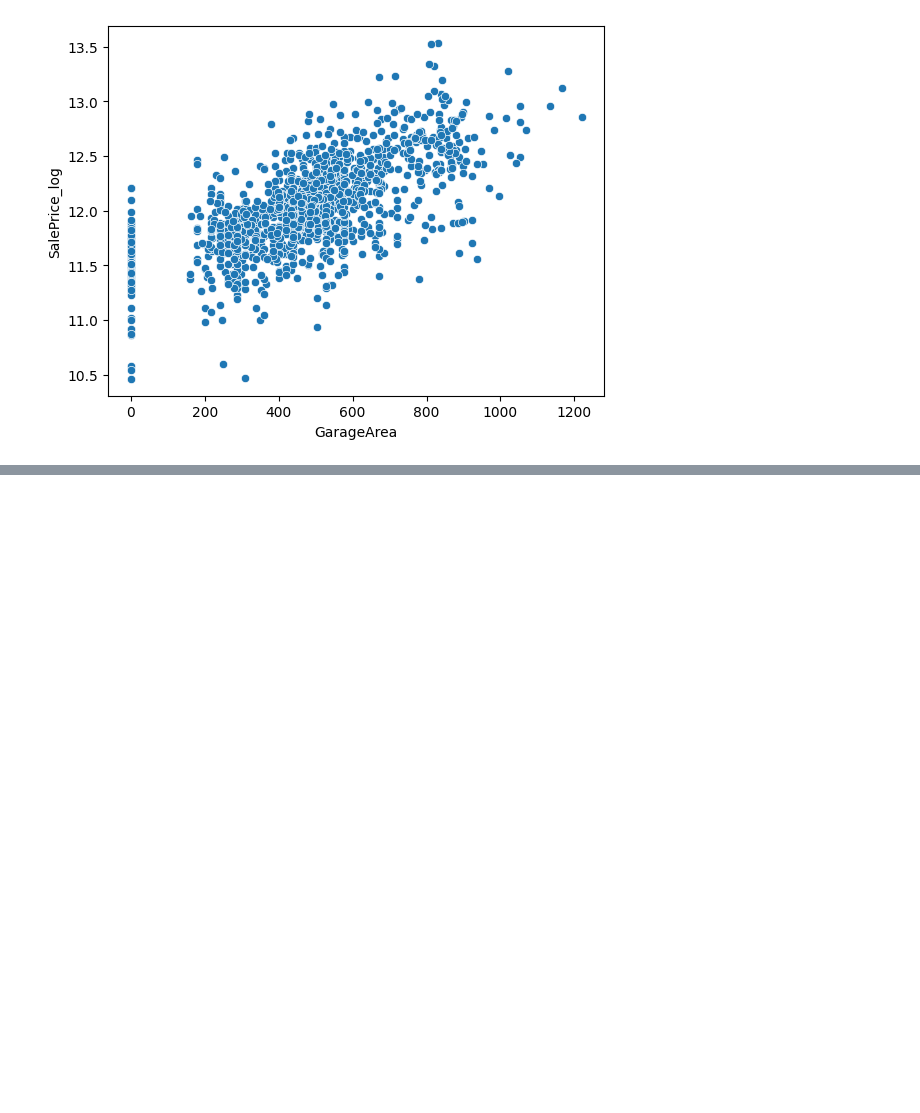
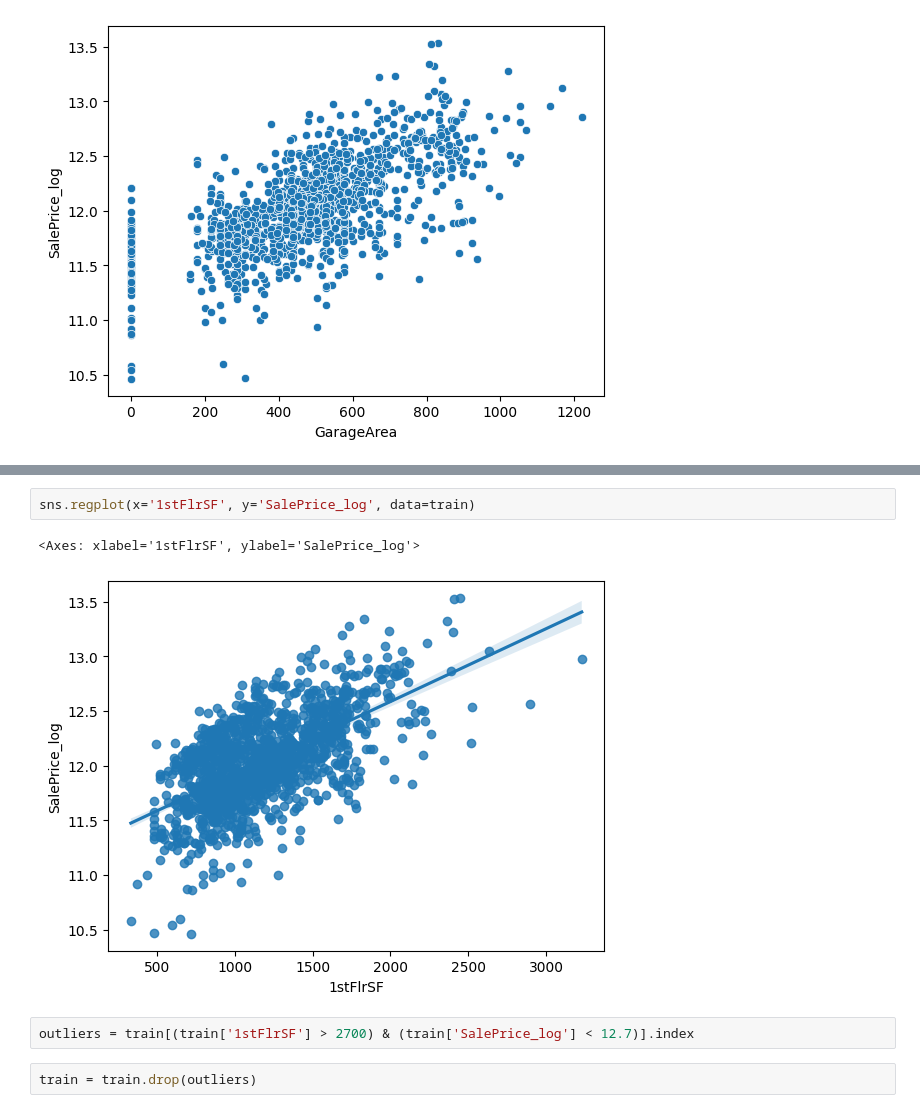
Before and after one commit to SardarAhmed05/ml_learning_journey, a Jupyter notebook: projects/house_price_prediction/notebooks/house_price_prediction.ipynb, the cells around one changed output, grey strips where cells are left out. Cells and saved outputs as stored; diff of their text form; blank space fills up the shorter version.

```diff
--- a/projects/house_price_prediction/notebooks/house_price_prediction.ipynb
+++ b/projects/house_price_prediction/notebooks/house_price_prediction.ipynb
@@ -194,0 +214,9 @@ sns.scatterplot(x='GarageArea', y='SalePrice_log', data=train)
+# %%
+sns.regplot(x='1stFlrSF', y='SalePrice_log', data=train)
+# %% [output]
+<Axes: xlabel='1stFlrSF', ylabel='SalePrice_log'>
+[figure, added]
+# %%
+outliers = train[(train['1stFlrSF'] > 2700) & (train['SalePrice_log'] < 12.7)].index
+# %%
+train = train.drop(outliers)
```
Also changed, not shown: parts of 46 cells of this notebook.
